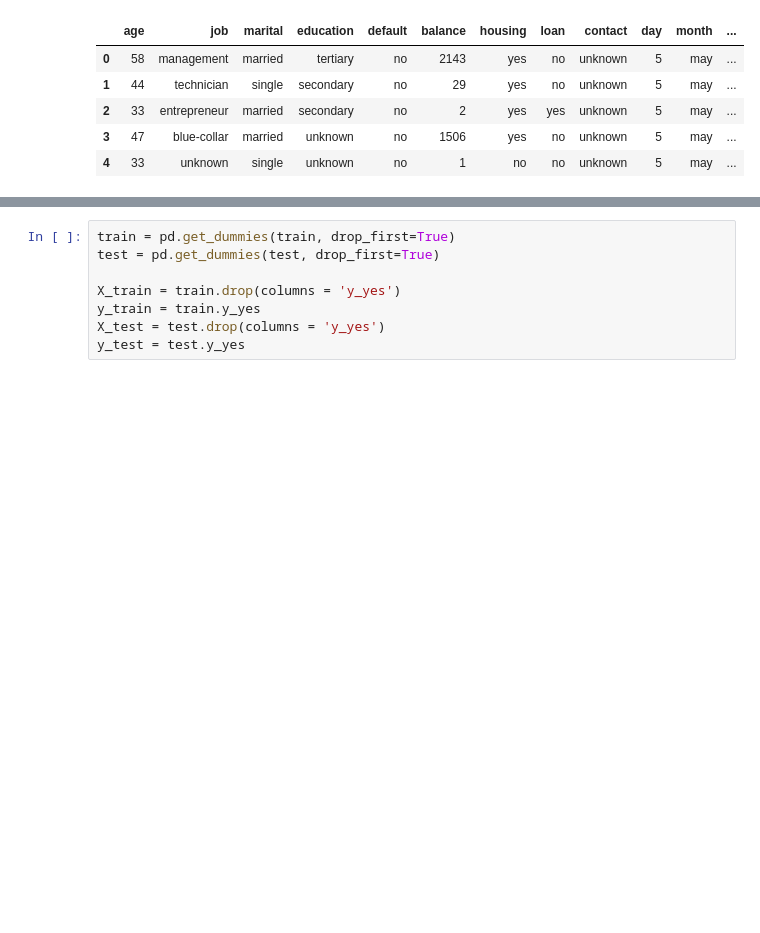
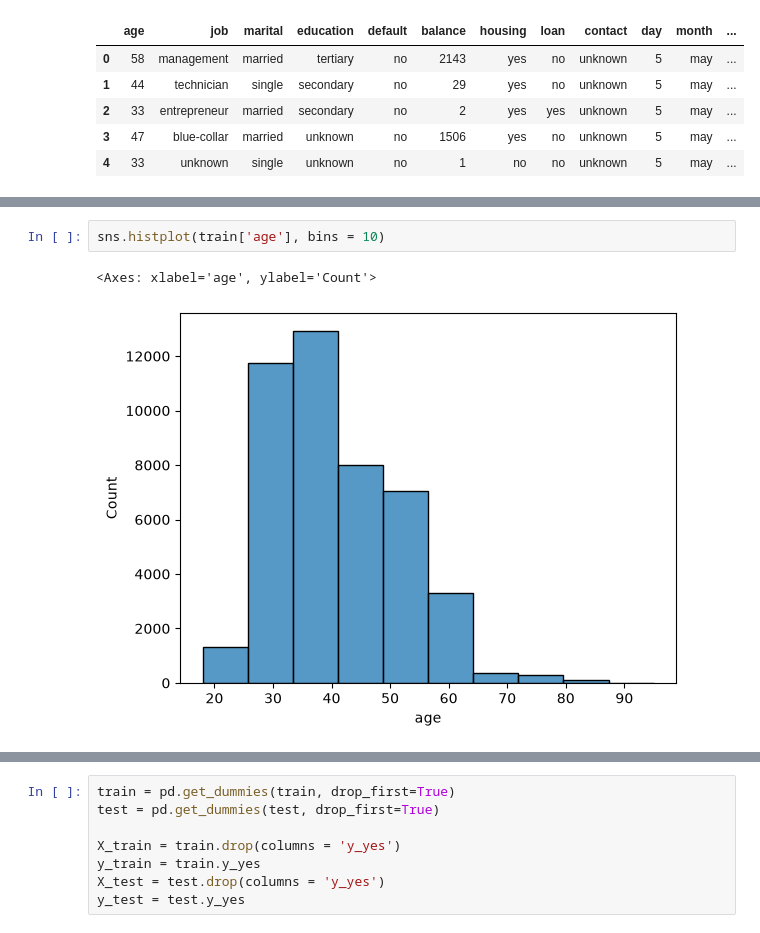
Before and after one commit to cdevaleriano/bank-telemarketing, a Jupyter notebook: notebooks/notebook.ipynb, the cells around one changed output, grey strips where cells are left out. Drawn from its saved outputs; the diff is of its cells as text; blank space fills up the shorter version.

```diff
--- a/notebooks/notebook.ipynb
+++ b/notebooks/notebook.ipynb
@@ -30,0 +59,5 @@ train.describe()
+# %%
+sns.histplot(train['age'], bins = 10)
+# %% [output]
+<Axes: xlabel='age', ylabel='Count'>
+[figure, added]
```
Also changed, not shown: parts of 24 cells of this notebook.
